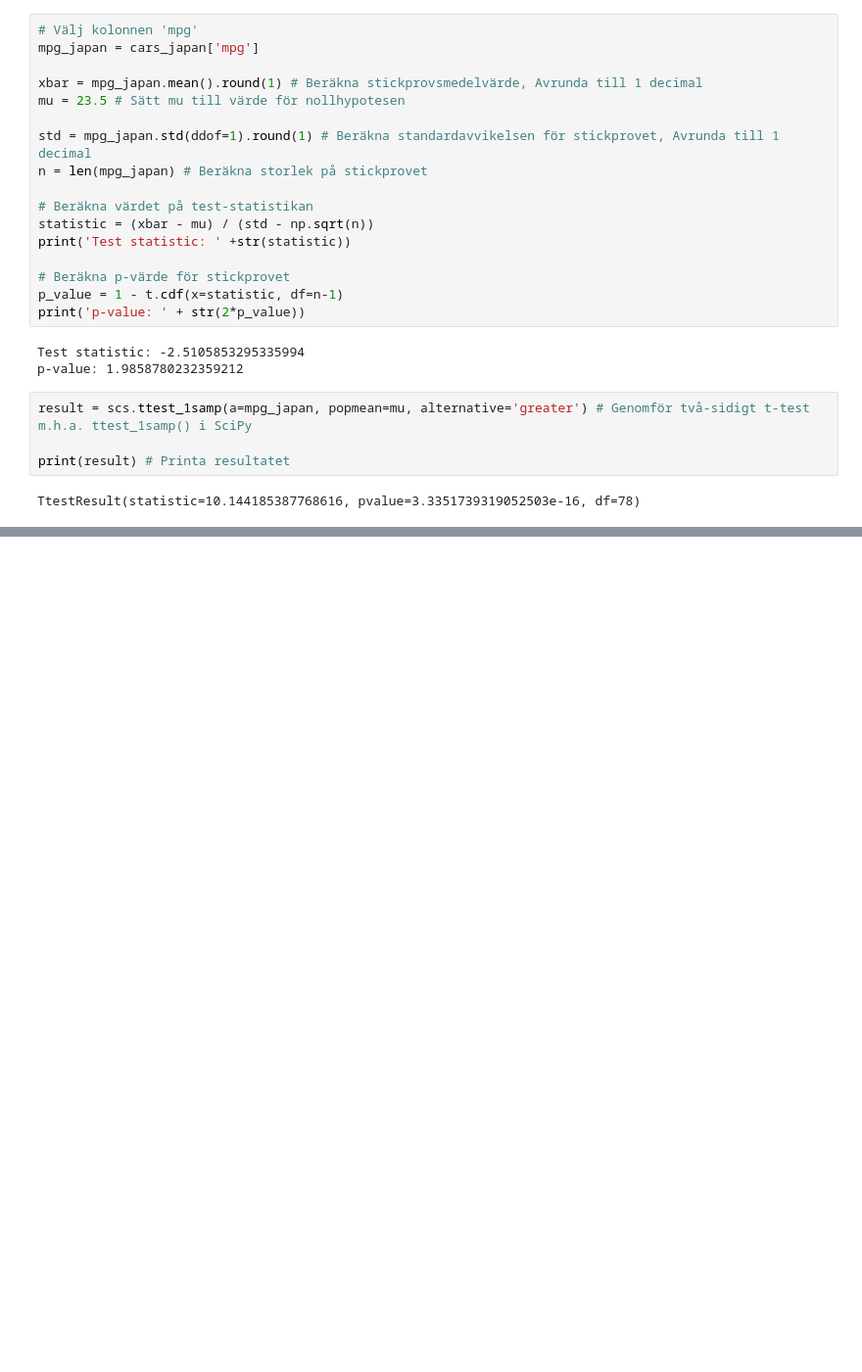
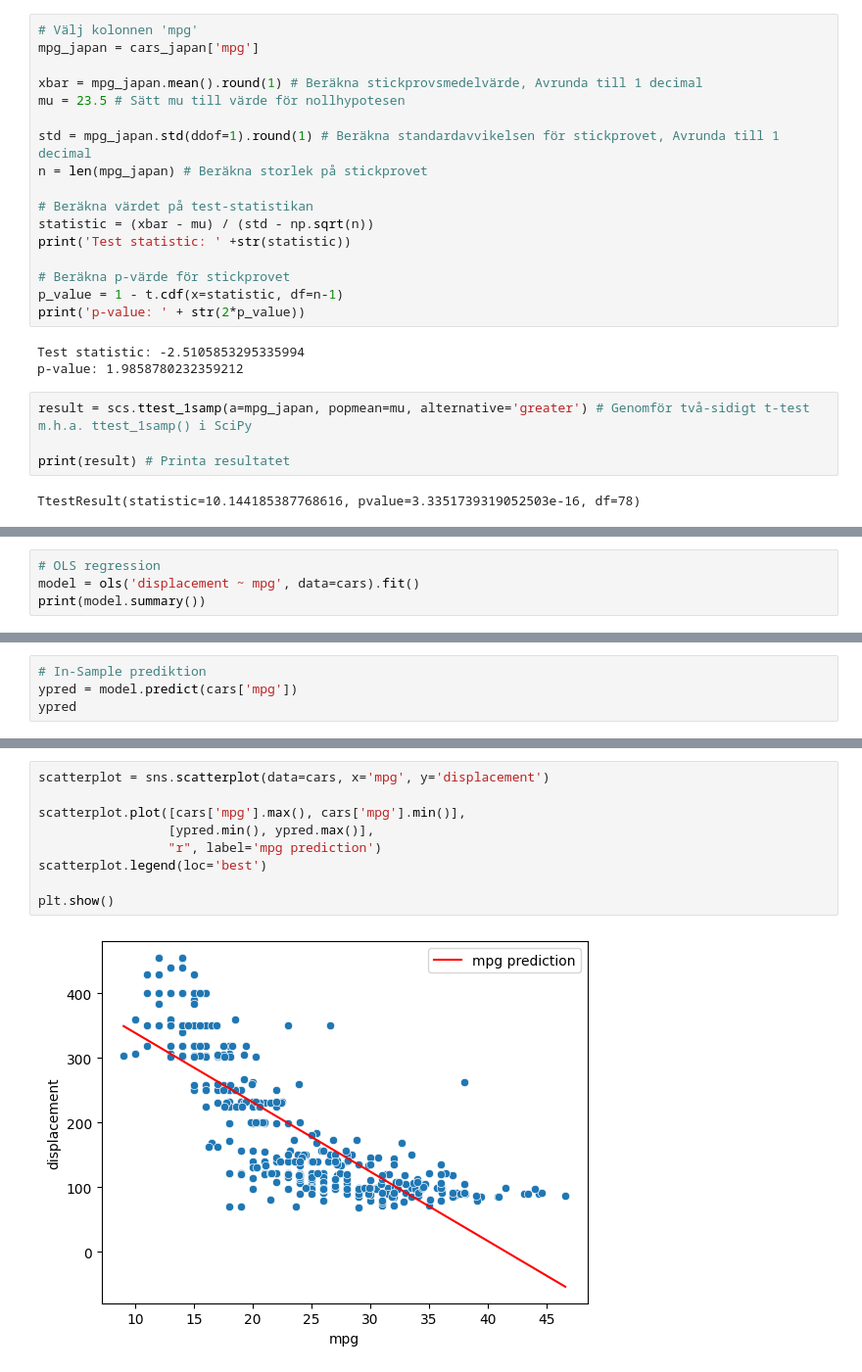
Before and after one commit to SFredin1/Linear_Algebra, a Jupyter notebook: Statistiska_Metoder/Inlämningsuppgift/Analys_Cars.ipynb, the cells around one changed output, grey strips where cells are left out. Shown at 98% size. Cells and saved outputs as stored; diff of their text form; blank space fills up the shorter version.

Commit message:
Korrelation/regression

```diff
--- a/Statistiska_Metoder/Inlämningsuppgift/Analys_Cars.ipynb
+++ b/Statistiska_Metoder/Inlämningsuppgift/Analys_Cars.ipynb
@@ -188,0 +205,4 @@ TtestResult(statistic=10.144185387768616, pvalue=3.3351739319052503e-16, df=78)
+# %%
+# OLS regression
+model = ols('displacement ~ mpg', data=cars).fit()
+print(model.summary())
@@ -188,0 +237,4 @@ TtestResult(statistic=10.144185387768616, pvalue=3.3351739319052503e-16, df=78)
+# %%
+# In-Sample prediktion
+ypred = model.predict(cars['mpg'])
+ypred
@@ -188,0 +254,11 @@ TtestResult(statistic=10.144185387768616, pvalue=3.3351739319052503e-16, df=78)
+# %%
+scatterplot = sns.scatterplot(data=cars, x='mpg', y='displacement')
+
+scatterplot.plot([cars['mpg'].max(), cars['mpg'].min()],
+                 [ypred.min(), ypred.max()],
+                 "r", label='mpg prediction')
+scatterplot.legend(loc='best')
+
+plt.show()
+# %% [output]
+[figure, added]
```
Also changed, not shown: parts of 14 cells of this notebook.
